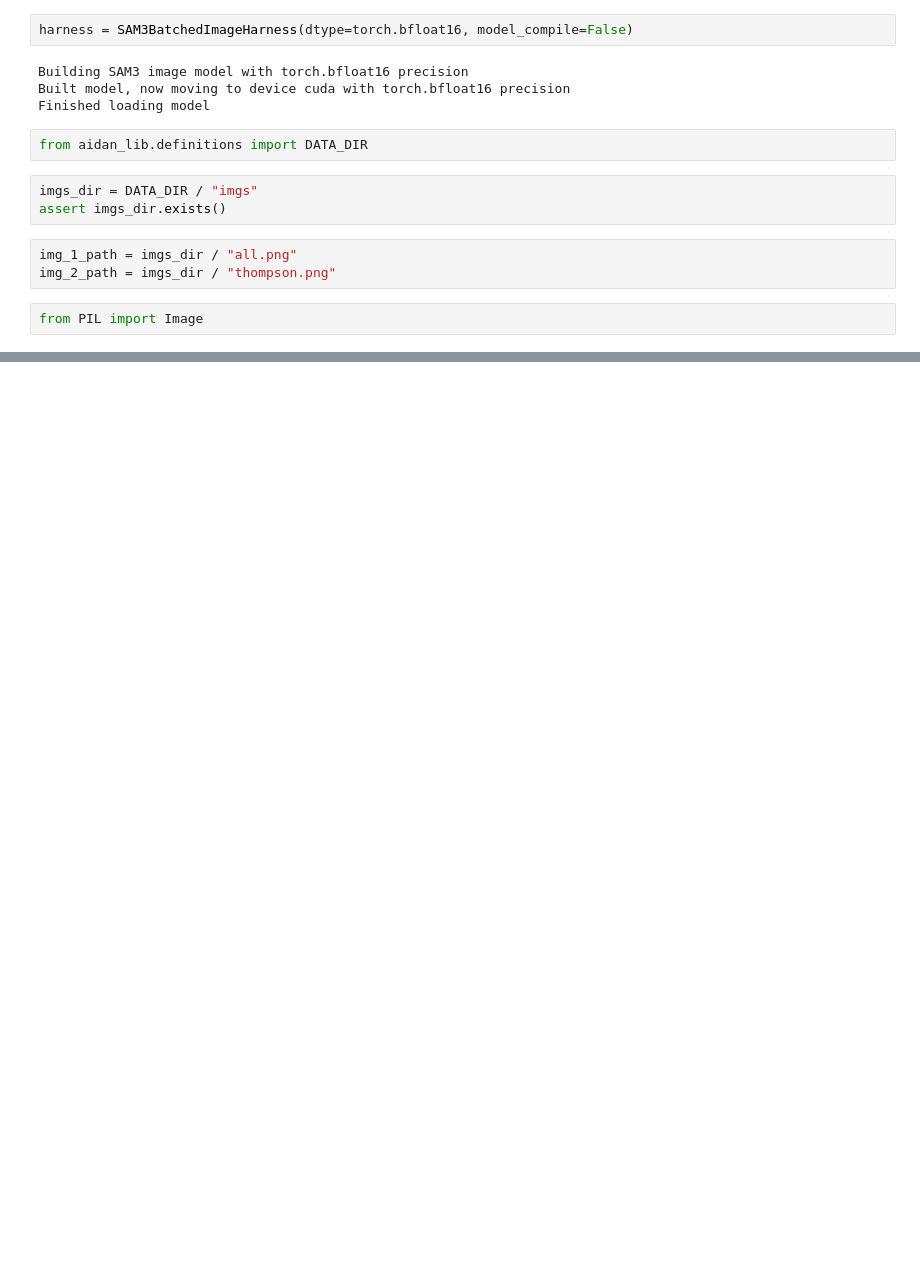
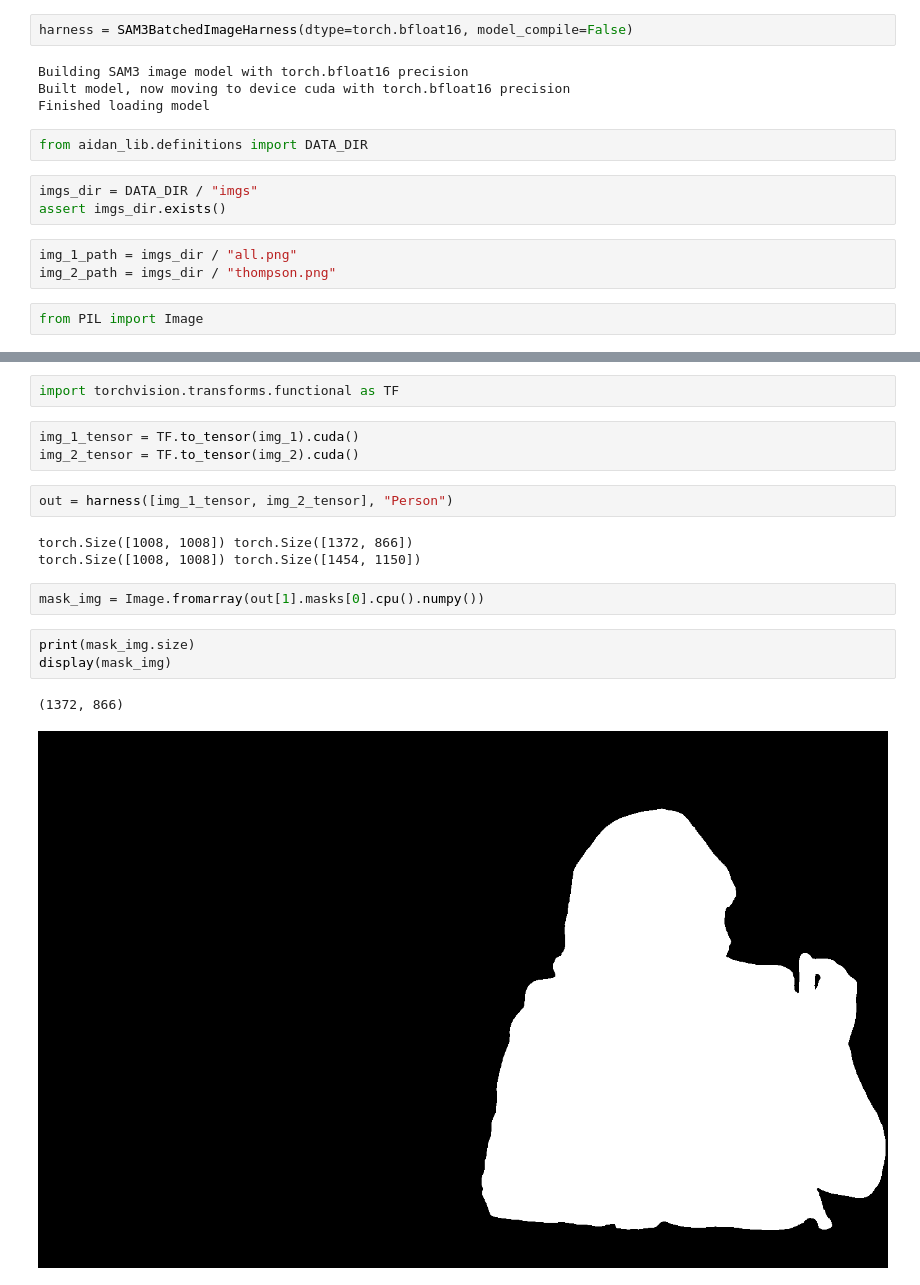
Before and after one commit to Veldrovive/aidan-lib, a Jupyter notebook: notebooks/batched_img_sam.ipynb, the cells around one changed output, grey strips where cells are left out. Cells and saved outputs as stored; diff of their text form; blank space fills up the shorter version.

```diff
--- a/notebooks/batched_img_sam.ipynb
+++ b/notebooks/batched_img_sam.ipynb
@@ -57,0 +45,18 @@ display(mask_img_2)
+# %%
+import torchvision.transforms.functional as TF
+# %%
+img_1_tensor = TF.to_tensor(img_1).cuda()
+img_2_tensor = TF.to_tensor(img_2).cuda()
+# %%
+out = harness([img_1_tensor, img_2_tensor], "Person")
+# %% [output]
+torch.Size([1008, 1008]) torch.Size([1372, 866])
+torch.Size([1008, 1008]) torch.Size([1454, 1150])
+# %%
+mask_img = Image.fromarray(out[1].masks[0].cpu().numpy())
+# %%
+print(mask_img.size)
+display(mask_img)
+# %% [output]
+(1372, 866)
+[figure, added]
```
Also changed, not shown: parts of 6 cells of this notebook, 1 other file.
